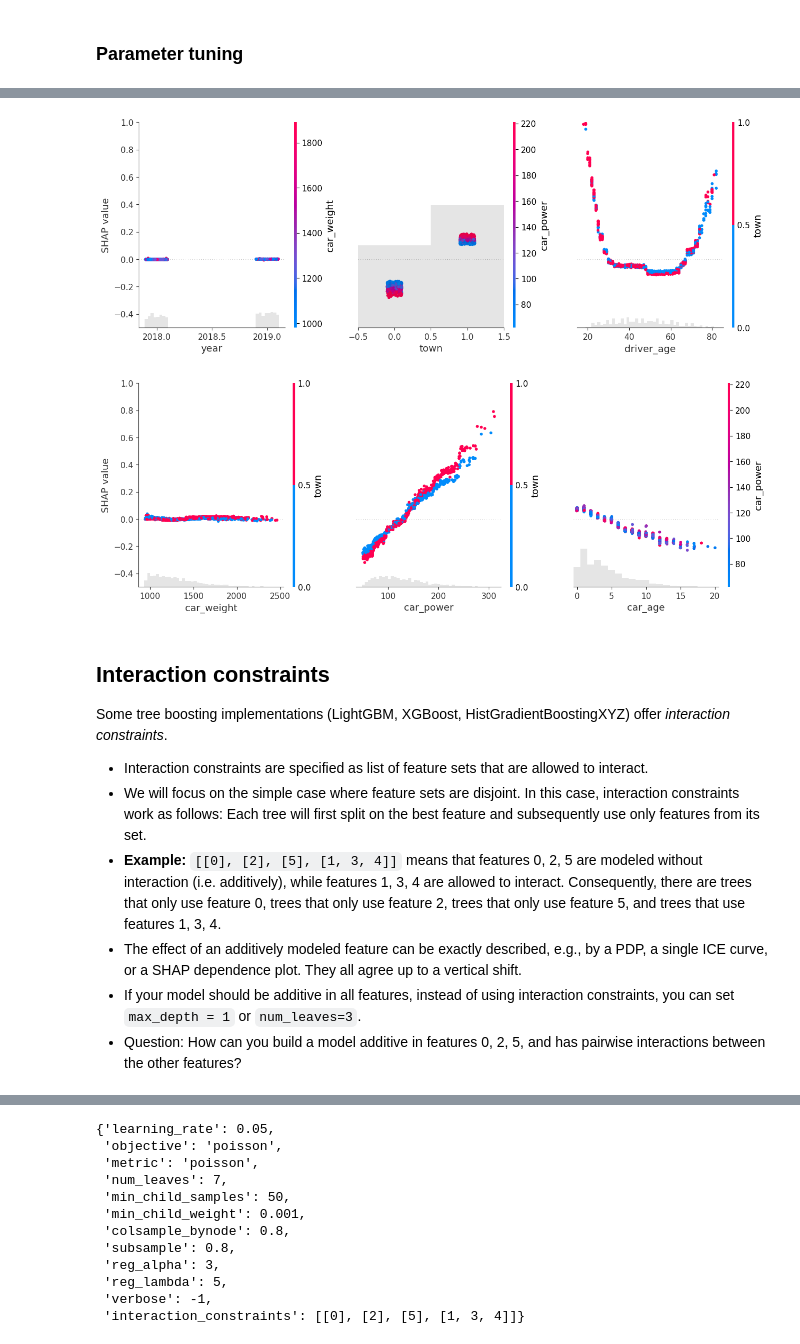
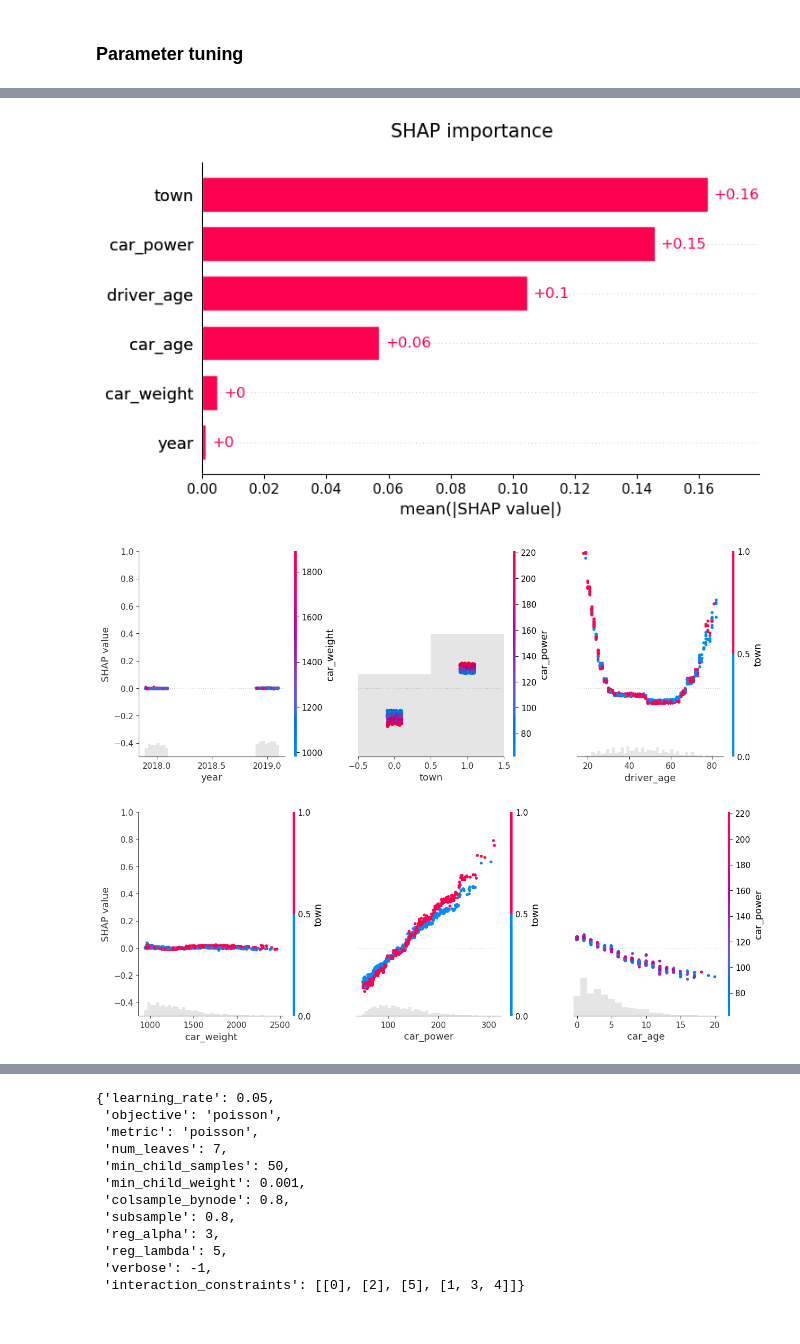
Before and after one commit to samathizer/boosted-trees, a Jupyter notebook: notebook.ipynb, the cells around one changed output, grey strips where cells are left out. Cells and saved outputs as stored; diff of their text form; code cells hidden in the pictures.

```diff
--- a/notebook.ipynb
+++ b/notebook.ipynb
@@ -118,4 +130,4 @@ Note that we use LightGBM's Scikit-Learn interface to fit the model. This has th
 # %%
 # model = lgb.train(params, train_set=dtrain, num_boost_round=num_rounds)  # Native API
-model = LGBMRegressor(n_estimators=num_rounds, **params, n_jobs=7)         # Scikit-Learn API
-model.fit(X_train, y_train)
+model = LGBMRegressor(n_estimators=num_rounds, **params)         # Scikit-Learn API
+_ = model.fit(X_train, y_train)
@@ -148,17 +139,17 @@ shap.plots.bar(shap_val)
 # %%
+import shap
+
+X_explain = X_train.sample(n=2000, random_state=937)
+explainer = shap.Explainer(model)
+shap_val = explainer(X_explain)
+
+plt.suptitle("SHAP importance", fontsize=15)
+shap.plots.bar(shap_val)
+
+# Aweful API..., plots should be smaller, ax argument should work properly etc.
 for s in [shap_val[:, 0:3], shap_val[:, 3:]]:
     shap.plots.scatter(s, color=shap_val, ymin=-0.5, ymax=1)
 # %% [output]
-[figure, old version]
+[figure, new version]
-[figure, old version]
+[figure, new version]
+[figure, added]
-# %% [markdown]
-## Interaction constraints
-
-Some tree boosting implementations (LightGBM, XGBoost, HistGradientBoostingXYZ) offer *interaction constraints*.
-
-- Interaction constraints are specified as list of feature sets that are allowed to interact.
-- We will focus on the simple case where feature sets are disjoint. In this case, interaction constraints work as follows: Each tree will first split on the best feature and subsequently use only features from its set.
-- **Example:** `[[0], [2], [5], [1, 3, 4]]` means that features 0, 2, 5 are modeled without interaction (i.e. additively), while features 1, 3, 4 are allowed to interact. Consequently, there are trees that only use feature 0, trees that only use feature 2, trees that only use feature 5, and trees that use features 1, 3, 4.
-- The effect of an additively modeled feature can be exactly described, e.g., by a PDP, a single ICE curve, or a SHAP dependence plot. They all agree up to a vertical shift.
-- If your model should be additive in all features, instead of using interaction constraints, you can set `max_depth = 1` or `num_leaves=3`.
-- Question: How can you build a model additive in features 0, 2, 5, and has pairwise interactions between the other features?
```
Also changed, not shown: parts of 35 cells of this notebook.
